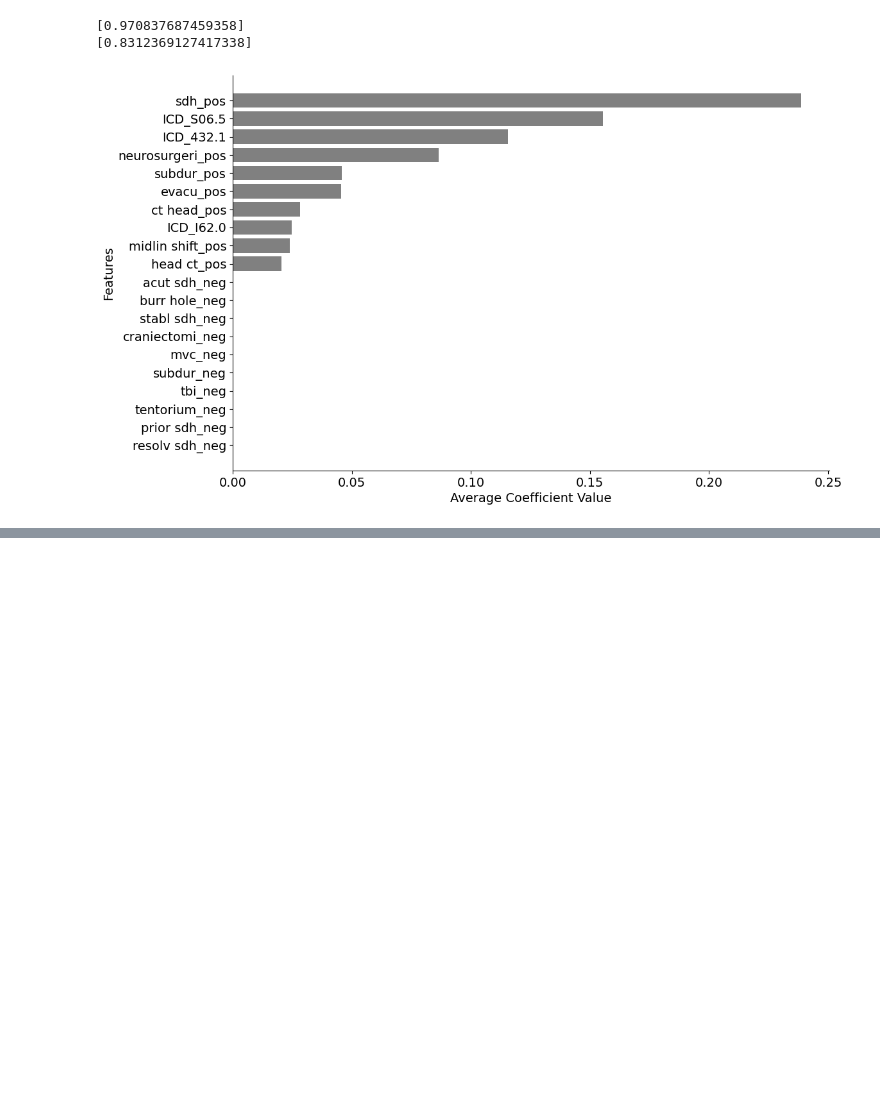
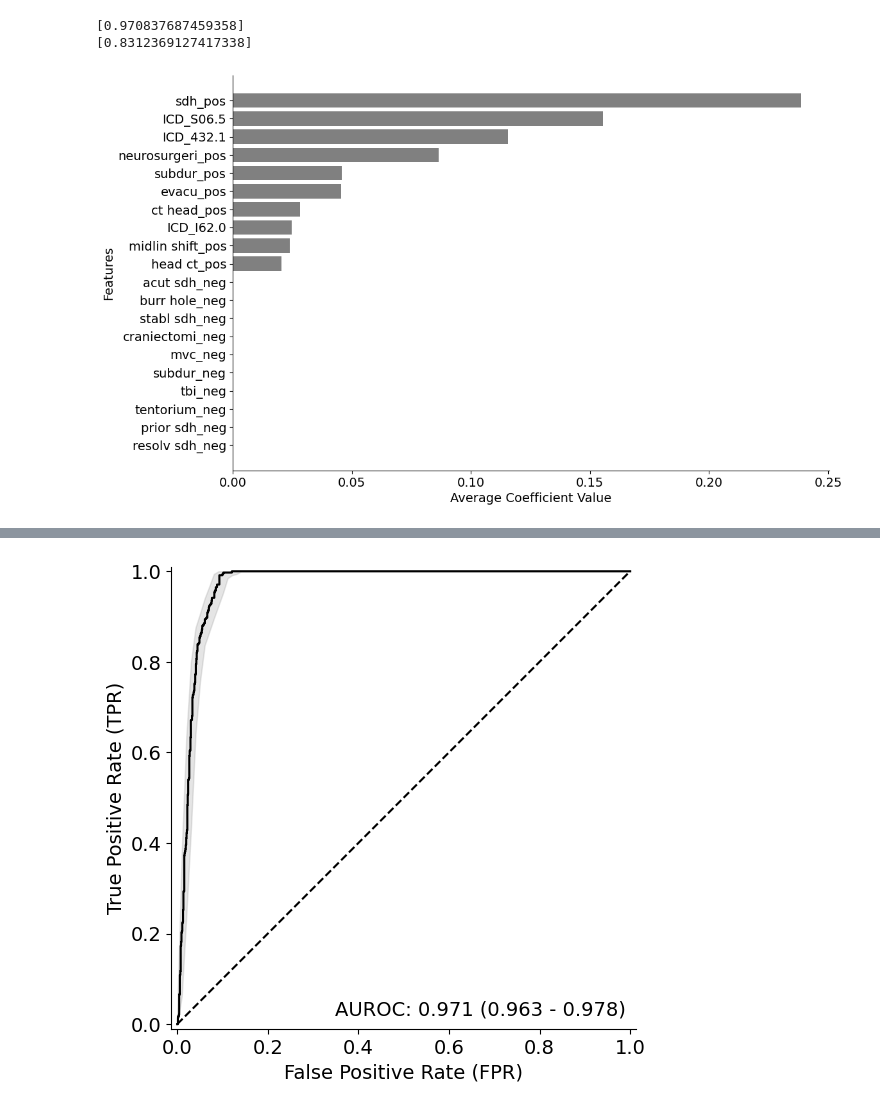
Before and after one commit to bdsp-core/SDH-EHR-Phenotyping-NAX, a Jupyter notebook: Step12_test_version_RF_train_MGB_Test_BIDMC_Draft_15.ipynb, the cells around one changed output, grey strips where cells are left out. Cells and saved outputs as stored; diff of their text form; code cells hidden in the pictures; blank space fills up the shorter version.

Commit message:
Updating plots

```diff
--- a/Step12_test_version_RF_train_MGB_Test_BIDMC_Draft_15.ipynb
+++ b/Step12_test_version_RF_train_MGB_Test_BIDMC_Draft_15.ipynb
@@ -291,0 +280,89 @@ print(f1_final)
+# %%
+# Perform bootstrap resampling to get confidence intervals
+auc_ci, f1_ci, precision_ci, recall_ci, accuracy_ci, specificity_ci, auc_pr_ci, roc_curves_bootstrap, pr_curves_bootstrap = \
+    bootstrap_resample(y_test.values, yte_pred, yte_pred_bin)
+# %%
+# Calculate confidence intervals for ROC
+roc_fpr_interp = np.linspace(0, 1, 100)
+roc_tpr_interp = [np.interp(roc_fpr_interp, fpr, tpr) for fpr, tpr in roc_curves_bootstrap]
+roc_mean_tpr = np.mean(roc_tpr_interp, axis=0)
+roc_lower_tpr = np.percentile(roc_tpr_interp, 2.5, axis=0)
+roc_upper_tpr = np.percentile(roc_tpr_interp, 97.5, axis=0)
+
+# Calculate confidence intervals for PR
+pr_recall_interp = np.linspace(0, 1, 100)
+pr_precision_interp = [np.interp(pr_recall_interp, recall[::-1], precision[::-1]) for precision, recall in pr_curves_bootstrap]
+pr_mean_precision = np.mean(pr_precision_interp, axis=0)
+pr_lower_precision = np.percentile(pr_precision_interp, 2.5, axis=0)
+pr_upper_precision = np.percentile(pr_precision_interp, 97.5, axis=0)
+# %%
+# Create a DataFrame to hold the results
+results_df = pd.DataFrame({'Unnamed: 0': all_row_numbers, 'annot': all_true_labels, 'prediction': all_predictions})
+
+# Save the DataFrame to a CSV file
+results_df.to_csv('/home/gregory178/Desktop/NAX project/NAX_SDH/RF_LR_iter_pred_BIDMC_.csv', index=False)
+
+# Calculate the final AUC and F1
+auc_final = np.mean(auc_cv)
+f1_final = np.mean(f1_cv)
+prc_final=np.mean(auc_pr)
+
+# Save all the data
+df = pd.DataFrame()
+df['auc'] = auc_cv
+df['f1s'] = f1_cv
+df['auc_pr'] = auc_pr
+# df['C'] = final_Cs
+# df['l1_ratio'] = final_l1
+df_pred = pd.DataFrame()
+df1 = pd.DataFrame(predictions[0])
+df_pred = pd.concat([df1]).reset_index()
+df.to_csv('/home/gregory178/Desktop/NAX project/NAX_SDH/RF_LR_iter_BIDMC_.csv')
+
+# Print final Data
+print(auc_final)
+print(auc_pr)
+print(f1_final)
+
+print(f"AUC_Roc: {auc_final:.4f} (95% CI: {auc_ci[0]:.4f} - {auc_ci[1]:.4f})")
+print(f"AUC_PRC: {prc_final:.4f} (95% CI: {auc_pr_ci[0]:.4f} - {auc_pr_ci[1]:.4f})")
+
+
+
+# Plot all ROC curves overlayed on a single graph
+plt.figure(figsize=(6, 6))
+
+plt.plot([0, 1], [0, 1], 'k--')  # Diagonal line representing random classifier
+plt.xlabel('False Positive Rate (FPR)', fontsize=14)
+plt.ylabel('True Positive Rate (TPR)', fontsize=14)
+plt.fill_between(roc_fpr_interp, roc_lower_tpr, roc_upper_tpr, color='grey', alpha=0.2)
+for fpr, tpr, auc_score in roc_curves:
+    plt.plot(fpr, tpr, color='black')  # Removed legend label
+plt.text(0.99, 0.01, f"AUROC: {auc_final:.3f} ({auc_ci[0]:.3f} - {auc_ci[1]:.3f})", ha='right', va='bottom', fontsize=14)
+plt.gca().spines['top'].set_visible(False)
+plt.gca().spines['right'].set_visible(False)
+plt.xticks(fontsize=14)
+plt.yticks(fontsize=14)
+plt.axis('equal')
+plt.xlim(-0.01, 1.01)
+plt.ylim(-0.01, 1.01)
+plt.savefig('/home/gregory178/Desktop/NAX project/NAX_SDH/RF_AUC_iter_BIDMC_.png')
+plt.show()
+
+# Plot all PR curves overlayed on a single graph
+plt.figure(figsize=(6, 6))
+plt.xlabel('Recall', fontsize=14)
+plt.ylabel('Precision', fontsize=14)
+plt.fill_between(pr_recall_interp, pr_lower_precision, pr_upper_precision, color='grey', alpha=0.2)
+plt.plot(recall, precision, color='black')  # Removed legend label
+plt.text(0.99, 0.01, f"AUPRC: {prc_final:.3f} ({auc_pr_ci[0]:.3f} - {auc_pr_ci[1]:.3f})", ha='right', va='bottom', fontsize=14)
+plt.gca().spines['top'].set_visible(False)
+plt.gca().spines['right'].set_visible(False)
+plt.xticks(fontsize=14)
+plt.yticks(fontsize=14)
+plt.axis('equal')
+plt.xlim(-0.01, 1.01)
+plt.ylim(-0.01, 1.01)
+plt.savefig('/home/gregory178/Desktop/NAX project/NAX_SDH/RF_PR_iter_BIDMC_.png')
+plt.show()
+# %% [output]
@@ -291,0 +374 @@ print(f1_final)
+[figure, added]
```
Also changed, not shown: parts of 4 cells of this notebook, 5 other files.
